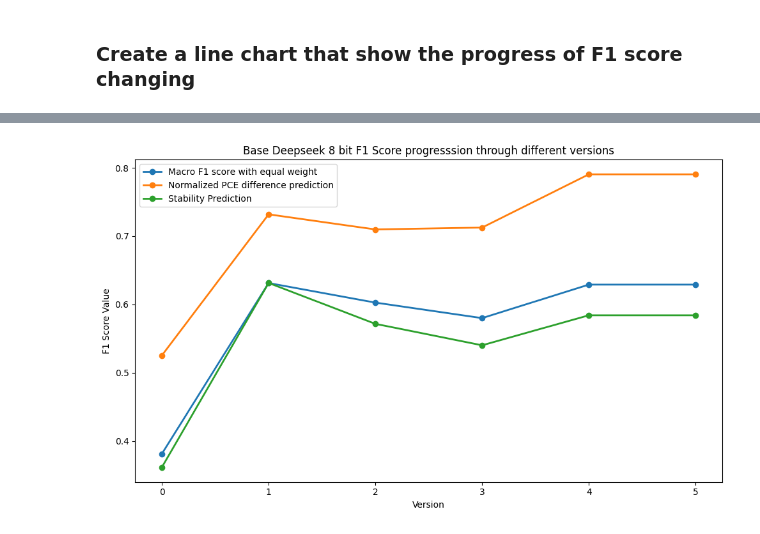
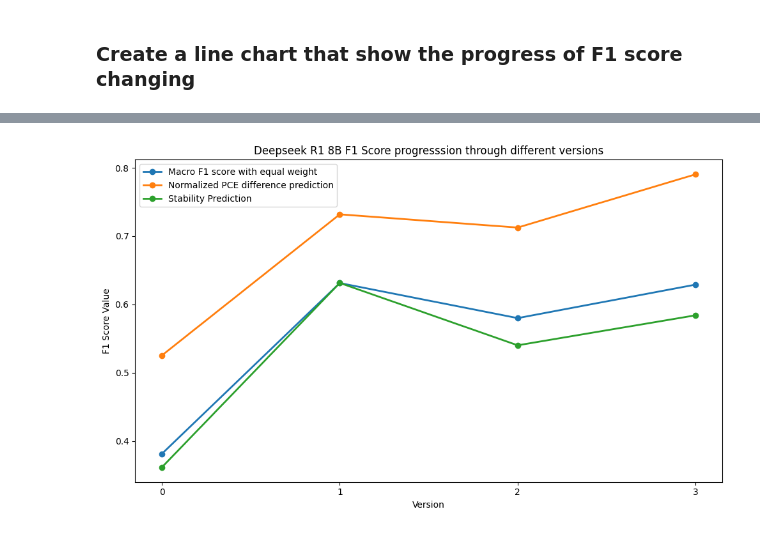
Before and after one commit to kanggunh/DSC180_B11_Q2, a Jupyter notebook: figures_visualization/evaluation.ipynb, the cells around one changed output, grey strips where cells are left out. Drawn from its saved outputs; the diff is of its cells as text; code cells hidden in the pictures.

```diff
--- a/figures_visualization/evaluation.ipynb
+++ b/figures_visualization/evaluation.ipynb
@@ -260,7 +260,7 @@ schema_2_prediction2
 # %%
 data = {
     "Model": schema_2_prediction2.columns,
-    "Schema 1": schema_1_prediction2.iloc[0],
+    "Original Schema": schema_1_prediction2.iloc[0],
     "Schema 2": schema_2_prediction2.iloc[0]
 }
 
@@ -320,9 +320,9 @@ models = df_comparison_3['Model']
 
 # F1 scores for Schema 1 and Schema 2 across the three different evaluations
 schema_1_scores = [
-    df_comparison['Schema 1'],  # Unweighted F1 Score
-    df_comparison_2['Schema 1'],  # PCE Prediction
-    df_comparison_3['Schema 1'],  # Stability Prediction
+    df_comparison["Original Schema"],  # Unweighted F1 Score
+    df_comparison_2["Original Schema"],  # PCE Prediction
+    df_comparison_3["Original Schema"],  # Stability Prediction
 ]
 
 schema_2_scores = [
@@ -346,7 +346,7 @@ x = np.arange(len(models))
 
 # Plot each metric in a separate subplot
 for i, ax in enumerate(axes):
-    ax.bar(x - width/2, schema_1_scores[i], width, label="Schema 1", color="lightskyblue")
+    ax.bar(x - width/2, schema_1_scores[i], width, label="Original Schema", color="lightskyblue")
     bars_schema_2 = ax.bar(x + width/2, schema_2_scores[i], width, label="Schema 2", color="orange")
 
     # Highlight the first bar of Schema 2
@@ -381,10 +381,8 @@ data = {
     ],
     'Version 0': [0.381163, 0.366327, 0.351419, 0.421832, 0.525267, 0.361402],
     'Version 1': [0.631299, 0.624677, 0.607459, 0.648654, 0.731932, 0.631420],
-    'Version 2': [0.602643, 0.584612, 0.586323, 0.595183, 0.709792, 0.571551],
-    'Version 3': [0.579939, 0.548287, 0.577159, 0.595183, 0.712572, 0.540126],
-    'Version 4': [0.628984, 0.597959, 0.615093, 0.658832, 0.790518, 0.584060],
-    'Version 5': [0.628984, 0.597959, 0.615093, 0.658832, 0.790518, 0.584060]
+    'Version 2': [0.579939, 0.548287, 0.577159, 0.595183, 0.712572, 0.540126],
+    'Version 3': [0.628984, 0.597959, 0.615093, 0.658832, 0.790518, 0.584060],
 }
 
 # Create DataFrame
@@ -411,30 +409,30 @@ line_chart_data
 # %%
-line_chart_number = line_chart_data[["Version 0","Version 1",	"Version 2",	"Version 3",	"Version 4",	"Version 5"]]
+line_chart_number = line_chart_data[["Version 0", "Version 1",	"Version 2",	"Version 3",]]
 # %%
 # Extract rows and columns for plotting
 labels = [row for row in line_chart_data["Base Deepseek 8 bit f1 score weights"]]
 values = [line_chart_number.iloc[i] for i in range(line_chart_number.shape[0])]
 # print(values)
 
 # X-axis (version)
-versions = [0, 1, 2, 3, 4, 5]
+versions = [0, 1, 2, 3]
 
 # Plotting the overlapping line chart with unique colors for each row
 fig, ax = plt.subplots(figsize=(10, 6))
 
 # Plot each row with a different color
 for idx, (label, value) in enumerate(zip(labels, values)):
     ax.plot(versions, value, label=label, marker='o', linestyle='-', linewidth=2)
 
 # Customize the chart
-plt.title("Base Deepseek 8 bit F1 Score progresssion through different versions")
+plt.title("Deepseek R1 8B F1 Score progresssion through different versions")
 plt.xlabel("Version")
 plt.ylabel("F1 Score Value")
 plt.xticks(versions)
 plt.legend()
 
 # Display the plot
 plt.tight_layout()
 plt.show()
 # %% [output]
-[figure, old version]
+[figure, new version]
```
Also changed, not shown: parts of 9 cells of this notebook.
